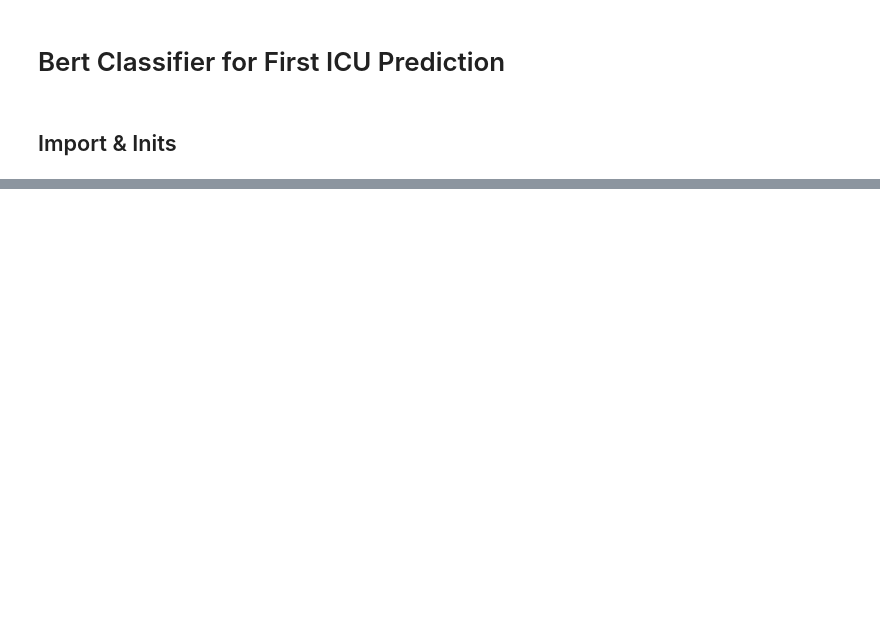
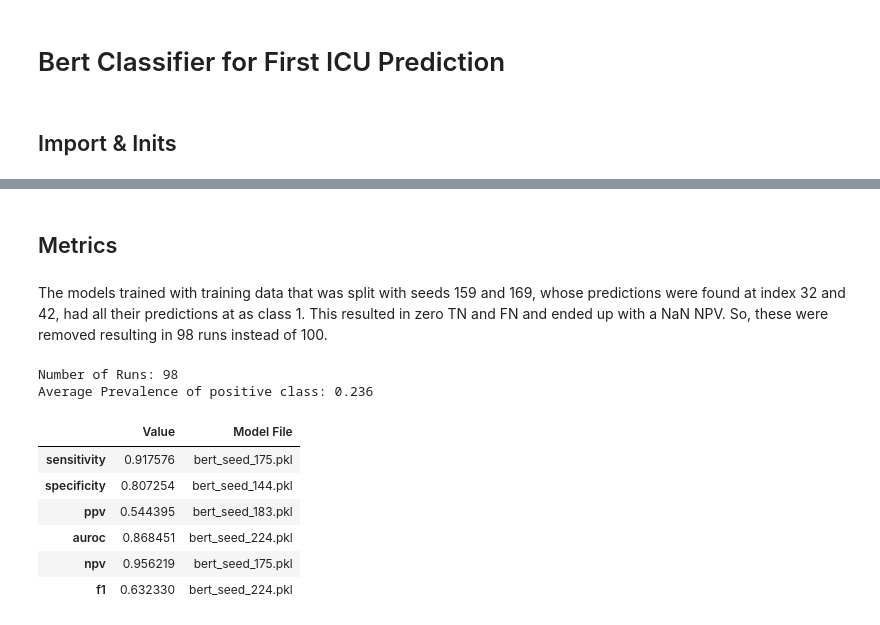
Before and after one commit to sudarshan85/imminent-adm-mimic, a Jupyter notebook: bert/bert_classifier.ipynb, the cells around one changed output, grey strips where cells are left out. Drawn from its saved outputs; the diff is of its cells as text; code cells hidden in the pictures; blank space fills up the shorter version.

```diff
--- a/bert/bert_classifier.ipynb
+++ b/bert/bert_classifier.ipynb
@@ -40,3 +39,7 @@ vars(args)
  'num_labels': 1,
  'labels': [0, 1],
  'n_gpu': 4}
+# %% [markdown]
+## Metrics
+# %% [markdown]
+The models trained with training data that was split with seeds 159 and 169, whose predictions were found at index 32 and 42, had all their predictions at as class 1. This resulted in zero TN and FN and ended up with a NaN NPV. So, these were removed resulting in 98 runs instead of 100.
@@ -47,0 +71,16 @@ with open(args.workdir/'pred.pkl', 'rb') as f:
+# %%
+bam = BinaryAvgMetrics(targs, preds, probs)
+bam
+# %% [output]
+Number of Runs: 98
+Average Prevalence of positive class: 0.236
+# %%
+get_best_model(bam, fnames)
+# %% [output]
+|  | Value | Model File |
+| sensitivity | 0.917576 | bert_seed_175.pkl |
+| specificity | 0.807254 | bert_seed_144.pkl |
+| ppv | 0.544395 | bert_seed_183.pkl |
+| auroc | 0.868451 | bert_seed_224.pkl |
+| npv | 0.956219 | bert_seed_175.pkl |
+| f1 | 0.632330 | bert_seed_224.pkl |
```
Also changed, not shown: parts of 22 cells of this notebook, 2 other files.
